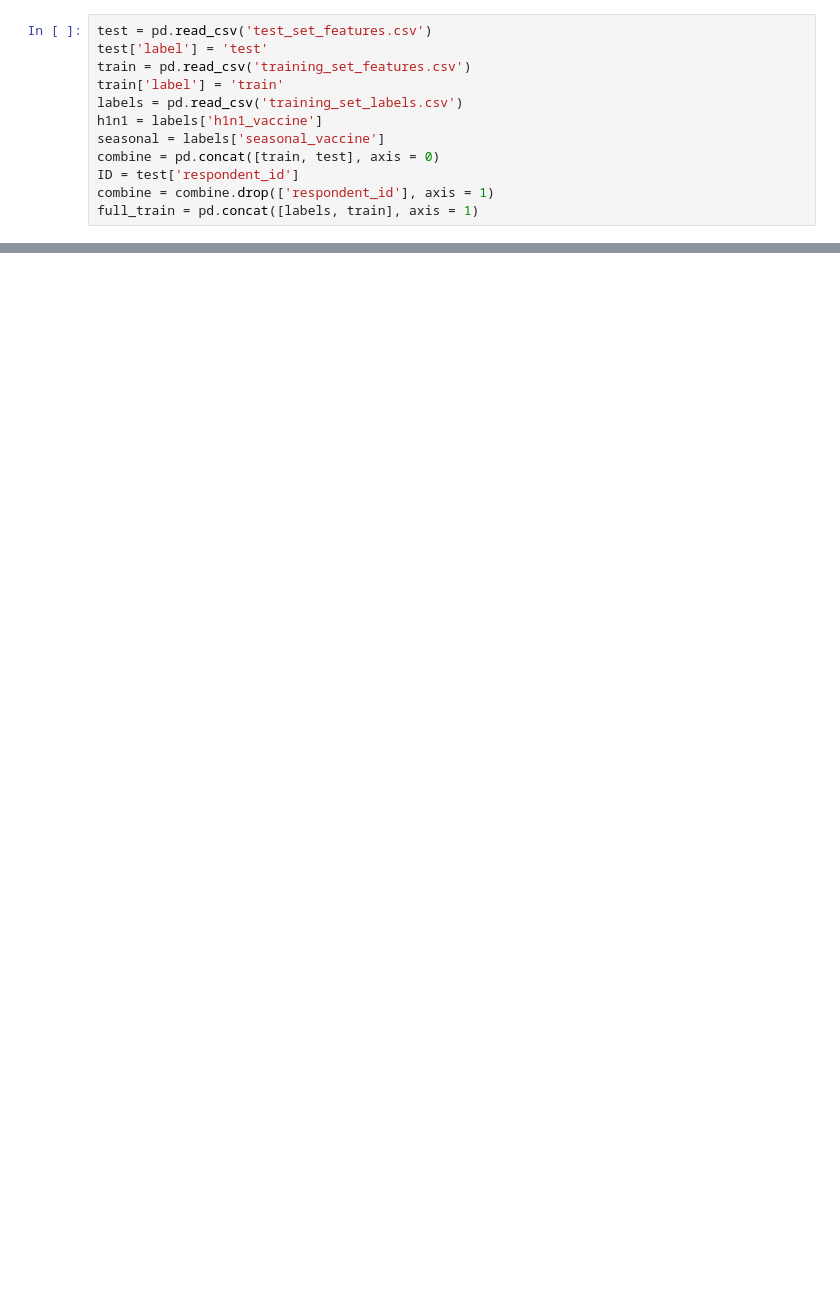
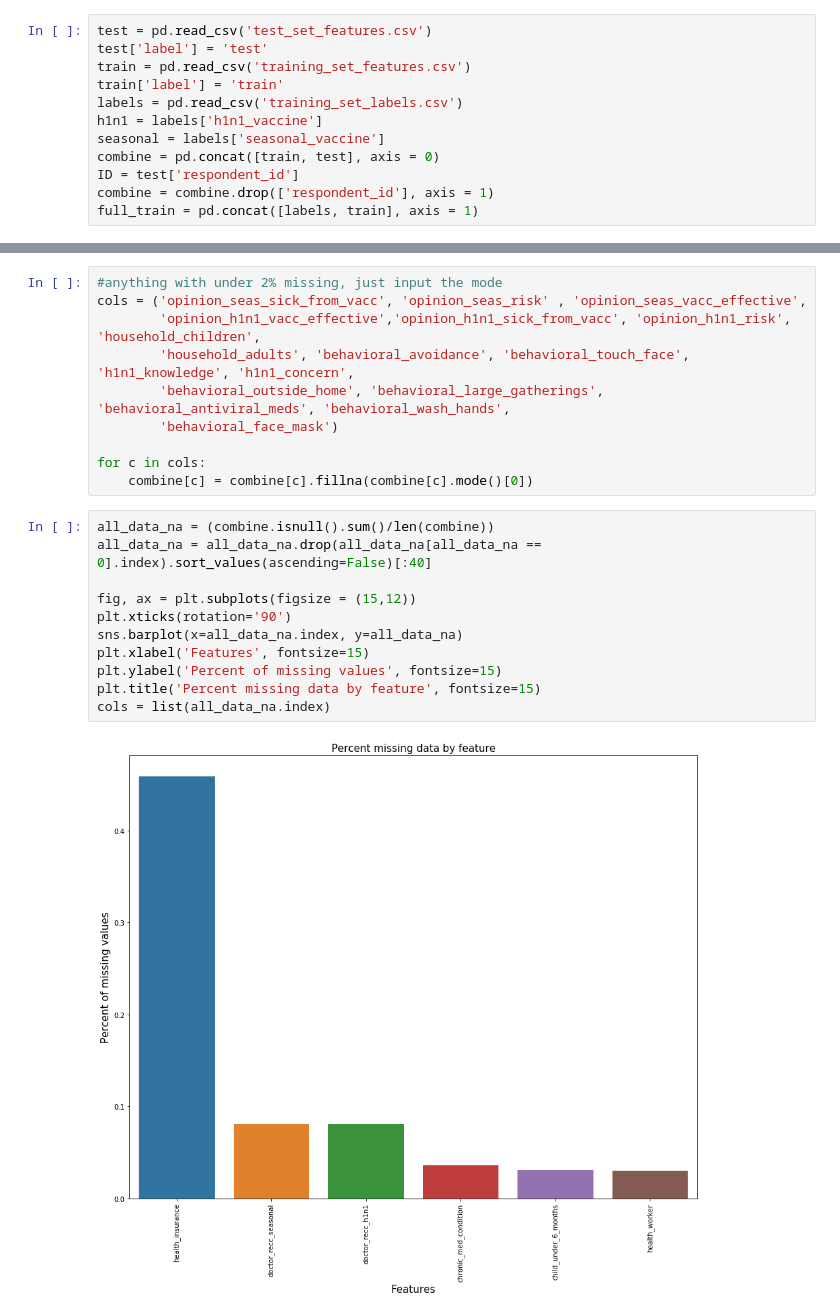
Before and after one commit to EricPPeterson/data-driven-flu-contest, a Jupyter notebook: Flu Contest - 7 model ensemble.ipynb, the cells around one changed output, grey strips where cells are left out. Saved outputs shown, nothing was run; the diff lists cells and outputs as text; blank space fills up the shorter version.

```diff
--- a/Flu Contest - 7 model ensemble.ipynb
+++ b/Flu Contest - 7 model ensemble.ipynb
@@ -38,0 +174,23 @@ print(labels_cols)
+# %%
+#anything with under 2% missing, just input the mode
+cols = ('opinion_seas_sick_from_vacc', 'opinion_seas_risk' , 'opinion_seas_vacc_effective',
+        'opinion_h1n1_vacc_effective','opinion_h1n1_sick_from_vacc', 'opinion_h1n1_risk', 'household_children',
+        'household_adults', 'behavioral_avoidance', 'behavioral_touch_face', 'h1n1_knowledge', 'h1n1_concern',
+        'behavioral_outside_home', 'behavioral_large_gatherings', 'behavioral_antiviral_meds', 'behavioral_wash_hands',
+        'behavioral_face_mask')
+
+for c in cols:
+    combine[c] = combine[c].fillna(combine[c].mode()[0])
+# %%
+all_data_na = (combine.isnull().sum()/len(combine))
+all_data_na = all_data_na.drop(all_data_na[all_data_na == 0].index).sort_values(ascending=False)[:40]
+
+fig, ax = plt.subplots(figsize = (15,12))
+plt.xticks(rotation='90')
+sns.barplot(x=all_data_na.index, y=all_data_na)
+plt.xlabel('Features', fontsize=15)
+plt.ylabel('Percent of missing values', fontsize=15)
+plt.title('Percent missing data by feature', fontsize=15)
+cols = list(all_data_na.index)
+# %% [output]
+[figure, added]
```
Also changed, not shown: parts of 39 cells of this notebook, 1 other file.
